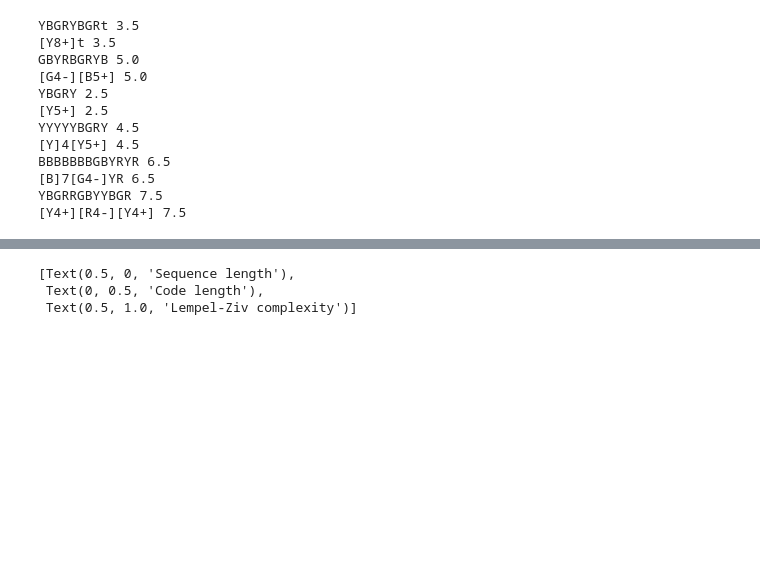
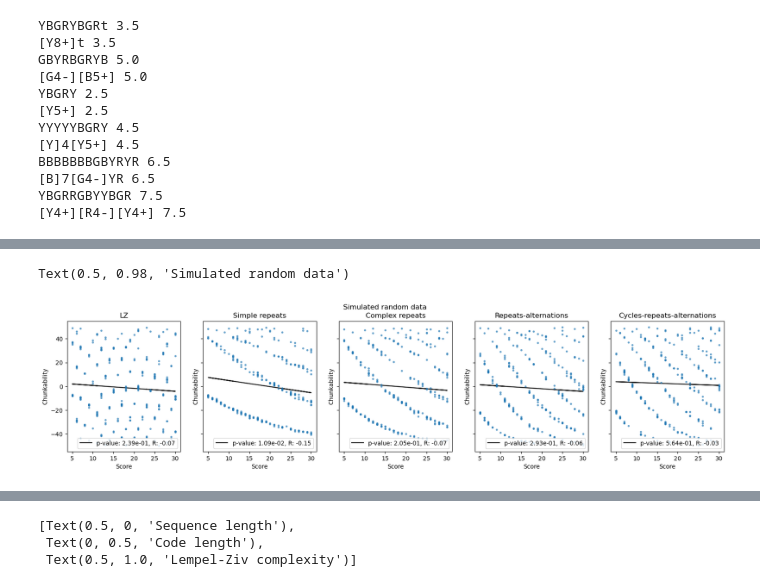
Before and after one commit to qsimeon/PSY1401Projects, a Jupyter notebook: final_project/RepeatsScheme.ipynb, the cells around one changed output, grey strips where cells are left out. Saved outputs shown, nothing was run; the diff lists cells and outputs as text; code cells hidden in the pictures; blank space fills up the shorter version.

```diff
--- a/final_project/RepeatsScheme.ipynb
+++ b/final_project/RepeatsScheme.ipynb
@@ -512,0 +355,42 @@ Text(0.5, 0.98, 'Simulated random data')
+# %%
+# Check that randomly simulated data yields no chunkability correlation
+
+# Calculate chunkabilities for random sequences
+
+np.random.seed(128)
+N_samples = 300
+random_seqs = sample_random_sequences(30, N_samples, min=5)
+lengths = np.array([len(seq) for seq in random_seqs])
+
+schemes = default_schemes
+scheme_names = default_scheme_keys
+N_schemes = len(schemes)
+
+chunkabilities = np.zeros((N_schemes, N_samples))
+measure = get_chunkability_percentile
+for i in range(N_schemes):
+    chunkabilities[i] = get_measure_multiple_seqs(schemes[i], random_seqs, measure)
+
+# Linear regression
+lin_regs = dict(ms=[], bs=[], rs=[], ps=[], std_errs=[])
+for i in range(N_schemes):
+    m, b, r, p, std_err = stats.linregress(lengths, chunkabilities[i])
+    lin_regs['ms'].append(m)
+    lin_regs['bs'].append(b)
+    lin_regs['rs'].append(r)
+    lin_regs['ps'].append(p)
+    lin_regs['std_errs'].append(std_err)
+
+s = 6
+alpha = 0.6
+fig, ax = plt.subplots(1, N_schemes, figsize=(N_schemes*4, 4), sharex=False, sharey=True)
+for i in range(N_schemes):
+    ax[i].scatter(lengths, chunkabilities[i], alpha=alpha, s=s)
+    ax[i].plot(lengths, lin_regs['ms'][i]*lengths + lin_regs['bs'][i], color='k', zorder=0,
+                label=f'p-value: {lin_regs["ps"][i]:.2e}, R: {lin_regs["rs"][i]:.2f}')
+    ax[i].set(ylabel='Chunkability', xlabel='Score', title=scheme_names[i])
+    ax[i].legend(loc='lower right')
+fig.suptitle(f'Simulated random data')
+# %% [output]
+Text(0.5, 0.98, 'Simulated random data')
+[figure, added]
```
Also changed, not shown: parts of 15 cells of this notebook, 3 other files.
